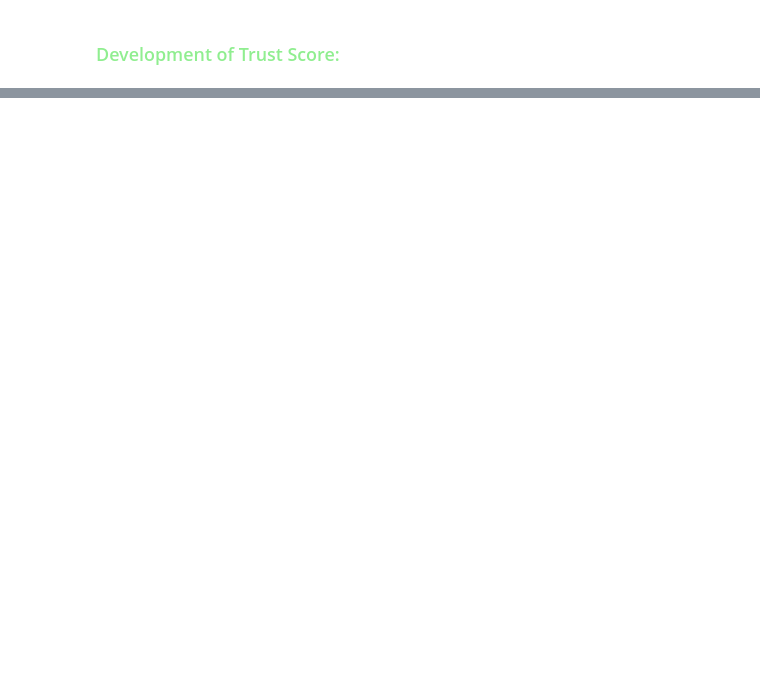
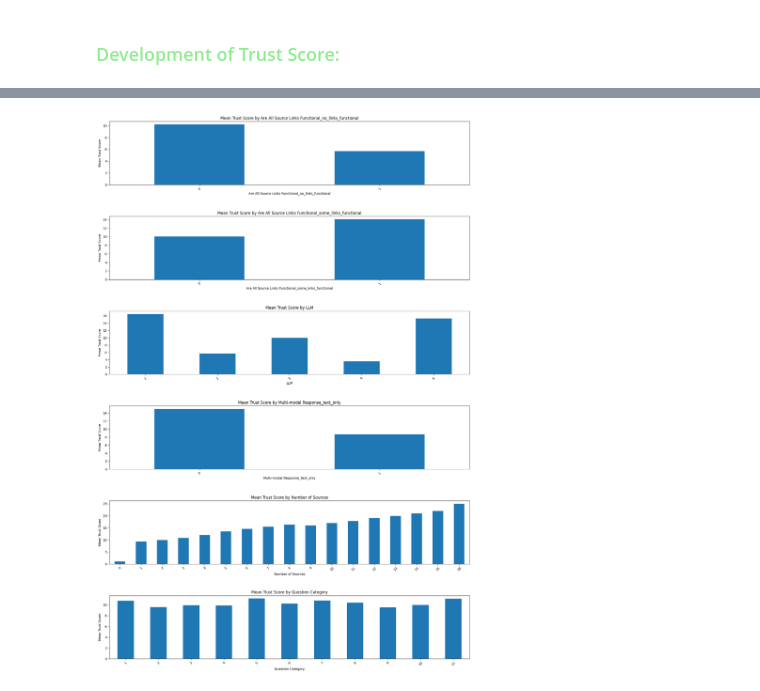
Before and after one commit to agreen8911/Building-Transparency-in-Search-Based-AI, a Jupyter notebook: data/eda.ipynb, the cells around one changed output, grey strips where cells are left out. Drawn from its saved outputs; the diff is of its cells as text; code cells hidden in the pictures; blank space fills up the shorter version.

Commit message:
removed unnecessary feature columns from df and encoded categorical values

```diff
--- a/data/eda.ipynb
+++ b/data/eda.ipynb
@@ -300,0 +294,14 @@ plt.show()
+# %%
+encoder = LabelEncoder()
+encoded_LLMs = encoder.fit_transform(df_trust_score['LLM'])
+df_trust_score['LLM'] = encoded_LLMs + 1
+
+encoded_question_categories = encoder.fit_transform(df_trust_score['Question Category'])
+df_trust_score['Question Category'] = encoded_question_categories + 1
+
+df_trust_score = pd.get_dummies(df_trust_score, columns=['Are All Source Links Functional', 'Multi-modal Response'], drop_first=True).fillna(0)
+
+numeric_columns = df_trust_score.select_dtypes(include=[np.number, 'bool']).columns
+df_trust_score[numeric_columns] = df_trust_score[numeric_columns].astype(int)
+
+df_trust_score.head()
@@ -300,0 +315,17 @@ plt.show()
+# %%
+feature_columns2 = df_trust_score.columns.difference(['Trust Score', 'Attributed Sources', 'Question', '.com count', '.org count', '.gov count', '.edu count', 'other count'])
+
+fig, axes = plt.subplots(len(feature_columns2), 1, figsize=(20, len(feature_columns2) * 5))
+axes = axes.flatten()
+
+for ax, feature in zip(axes, feature_columns2):
+    df_trust_score.groupby(feature)['Trust Score'].mean().plot(kind='bar', ax=ax)
+    ax.set_xlabel(feature)
+    ax.set_ylabel('Mean Trust Score')
+    ax.set_title(f'Mean Trust Score by {feature}')
+    ax.tick_params(axis='x', rotation=45)
+
+plt.subplots_adjust(hspace=0.5)
+plt.show()
+# %% [output]
+[figure, added]
```
Also changed, not shown: parts of 12 cells of this notebook, 1 other file.
